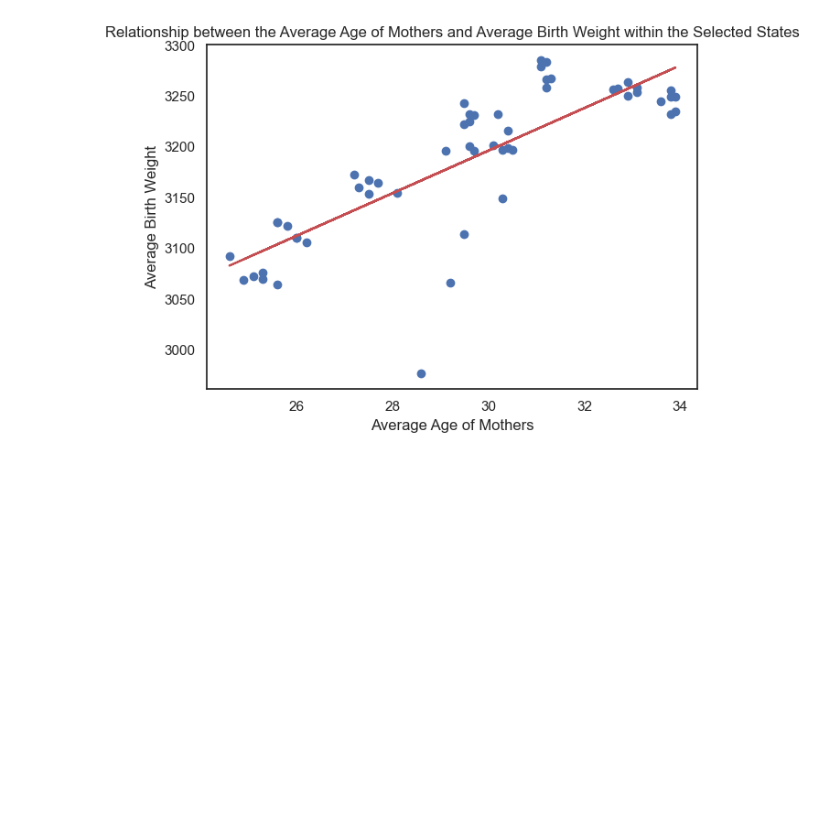
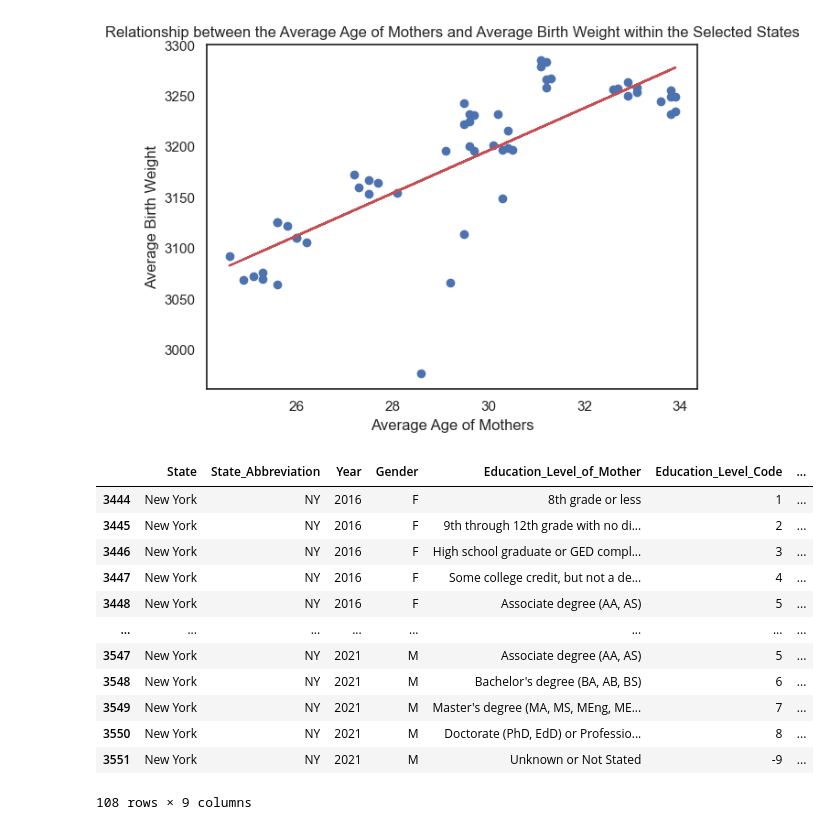
Before and after one commit to adrue94/project-3-repository, a Jupyter notebook: data/charts.ipynb, the cells around one changed output. Cells and saved outputs as stored; diff of their text form; code cells hidden in the pictures; blank space fills up the shorter version.

```diff
--- a/data/charts.ipynb
+++ b/data/charts.ipynb
@@ -194,3 +194,21 @@ The r-squared is: 0.6497272195078097
 The correlation coefficient confirms a moderate positive correlation
 between the Average Age of Mothers and Average Birth Weight of female babies born in the selected states
 [figure]
+# %%
+# NY Females
+NYdf = df[(df.State_Abbreviation == 'NY')]
+NYdf
+# %% [output]
+|  | State | State_Abbreviation | Year | Gender | Education_Level_of_Mother | Education_Level_Code | ... |
+| 3444 | New York | NY | 2016 | F | 8th grade or less | 1 | ... |
+| 3445 | New York | NY | 2016 | F | 9th through 12th grade with no di... | 2 | ... |
+| 3446 | New York | NY | 2016 | F | High school graduate or GED compl... | 3 | ... |
+| 3447 | New York | NY | 2016 | F | Some college credit, but not a de... | 4 | ... |
+| 3448 | New York | NY | 2016 | F | Associate degree (AA, AS) | 5 | ... |
+| ... | ... | ... | ... | ... | ... | ... | ... |
+| 3547 | New York | NY | 2021 | M | Associate degree (AA, AS) | 5 | ... |
+| 3548 | New York | NY | 2021 | M | Bachelor's degree (BA, AB, BS) | 6 | ... |
+| 3549 | New York | NY | 2021 | M | Master's degree (MA, MS, MEng, ME... | 7 | ... |
+| 3550 | New York | NY | 2021 | M | Doctorate (PhD, EdD) or Professio... | 8 | ... |
+| 3551 | New York | NY | 2021 | M | Unknown or Not Stated | -9 | ... |
+108 rows × 9 columns
```
Also changed, not shown: parts of 3 cells of this notebook.
